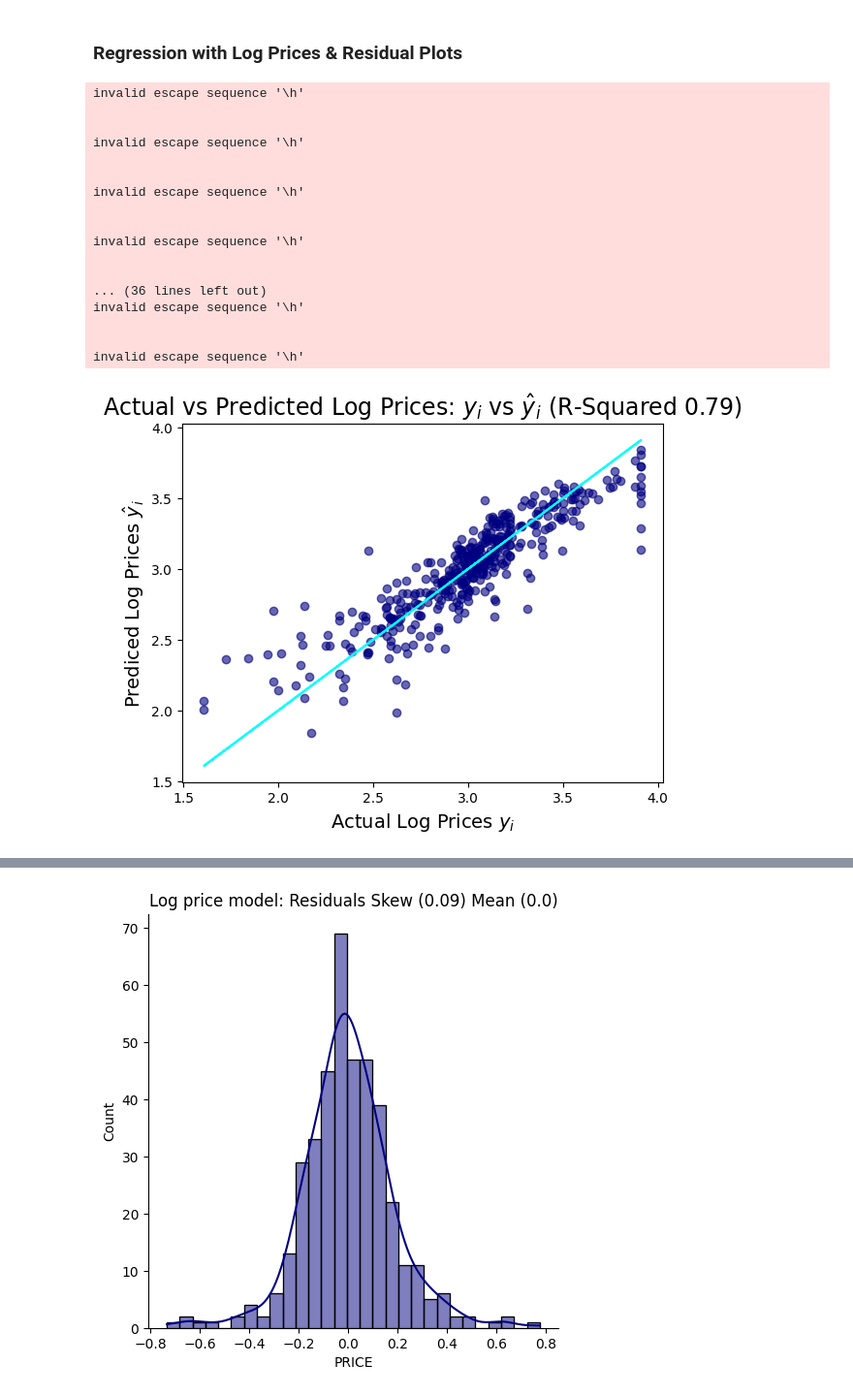
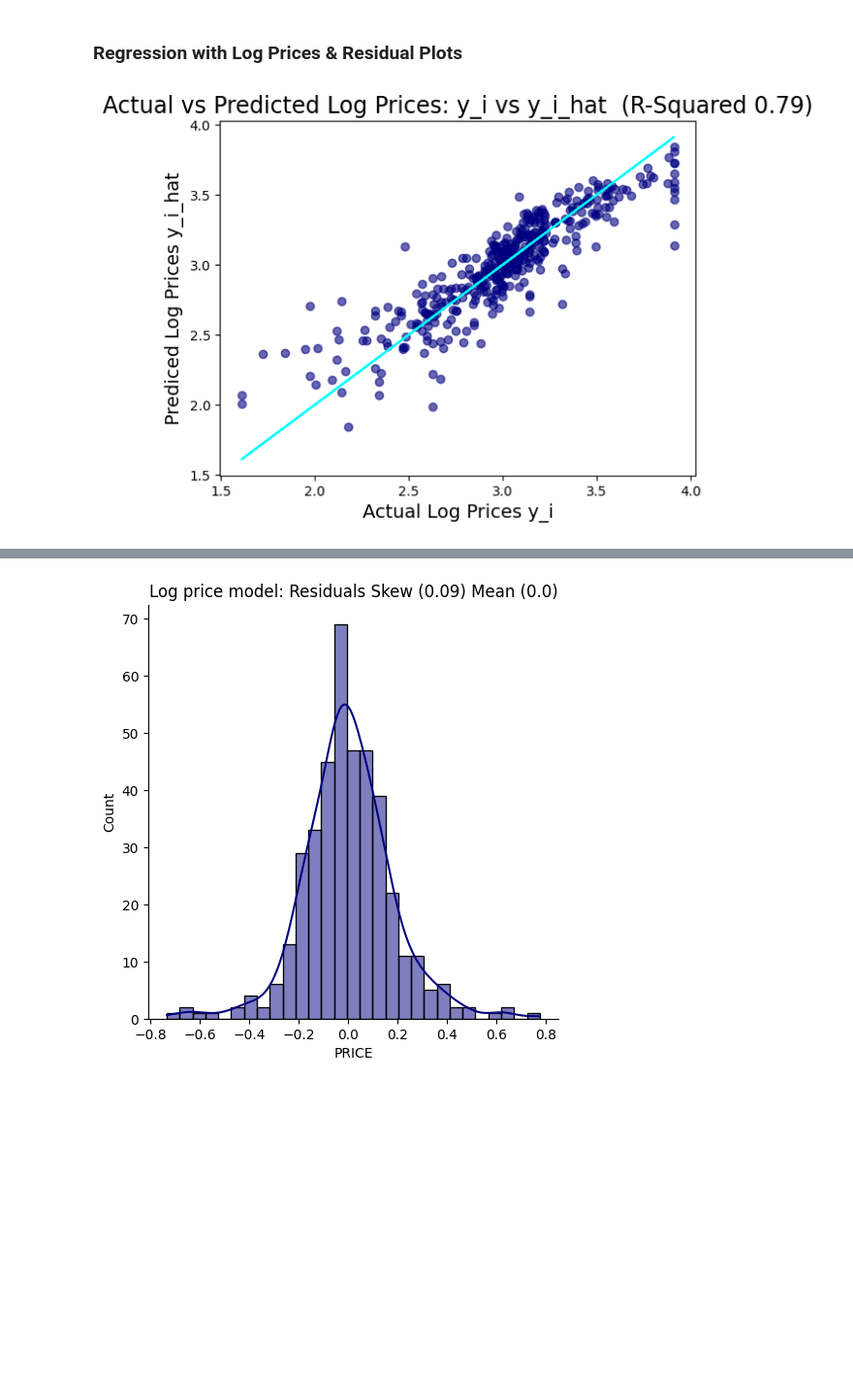
Before and after one commit to Jobanputra02/House-Price-Prediction, a Jupyter notebook: Multivariable Regression and Valuation Model.ipynb, the cells around one changed output, grey strips where cells are left out. Shown at 97% size. Saved outputs shown, nothing was run; the diff lists cells and outputs as text; code cells hidden in the pictures; blank space fills up the shorter version.

```diff
--- a/Multivariable Regression and Valuation Model.ipynb
+++ b/Multivariable Regression and Valuation Model.ipynb
@@ -385,49 +385,32 @@ df_coef
 # %%
 # Graph of Actual vs. Predicted Log Prices
 plt.scatter(x=log_y_train, y=log_predictions, c='navy', alpha=0.6)
 plt.plot(log_y_train, log_y_train, color='cyan')
-plt.title(f'Actual vs Predicted Log Prices: $y _i$ vs $\hat y_i$ (R-Squared {log_rsquared:.2})', fontsize=17)
-plt.xlabel('Actual Log Prices $y _i$', fontsize=14)
-plt.ylabel('Prediced Log Prices $\hat y _i$', fontsize=14)
+plt.title(f'Actual vs Predicted Log Prices: y_i vs y_i_hat  (R-Squared {log_rsquared:.2})', fontsize=17)
+plt.xlabel('Actual Log Prices y_i', fontsize=14)
+plt.ylabel('Prediced Log Prices y_i_hat', fontsize=14)
 plt.show()
 
 # Original Regression of Actual vs. Predicted Prices
 plt.scatter(x=y_train, y=predicted_vals, c='indigo', alpha=0.6)
 plt.plot(y_train, y_train, color='cyan')
-plt.title(f'Original Actual vs Predicted Prices: $y _i$ vs $\hat y_i$ (R-Squared {rsquared:.3})', fontsize=17)
-plt.xlabel('Actual prices 000s $y _i$', fontsize=14)
-plt.ylabel('Prediced prices 000s $\hat y _i$', fontsize=14)
+plt.title(f'Original Actual vs Predicted Prices: y_i vs y_i_hat (R-Squared {rsquared:.3})', fontsize=17)
+plt.xlabel('Actual prices 000s y_i', fontsize=14)
+plt.ylabel('Prediced prices 000s y_i_hat', fontsize=14)
 plt.show()
 
 # Residuals vs Predicted values (Log prices)
 plt.scatter(x=log_predictions, y=log_residuals, c='navy', alpha=0.6)
 plt.title('Residuals vs Fitted Values for Log Prices', fontsize=17)
-plt.xlabel('Predicted Log Prices $\hat y _i$', fontsize=14)
+plt.xlabel('Predicted Log Prices y_i_hat', fontsize=14)
 plt.ylabel('Residuals', fontsize=14)
 plt.show()
 
 # Residuals vs Predicted values
 plt.scatter(x=predicted_vals, y=residuals, c='indigo', alpha=0.6)
 plt.title('Original Residuals vs Fitted Values', fontsize=17)
-plt.xlabel('Predicted Prices $\hat y _i$', fontsize=14)
+plt.xlabel('Predicted Prices y_i_hat', fontsize=14)
 plt.ylabel('Residuals', fontsize=14)
 plt.show()
 # %% [output]
-invalid escape sequence '\h'
-
-
-invalid escape sequence '\h'
-
-
-invalid escape sequence '\h'
-
-
-invalid escape sequence '\h'
-
-
-... (36 lines left out)
-invalid escape sequence '\h'
-
-
-invalid escape sequence '\h'
-[figure, old version]
+[figure, new version]
```
Also changed, not shown: parts of 1 cell of this notebook.
